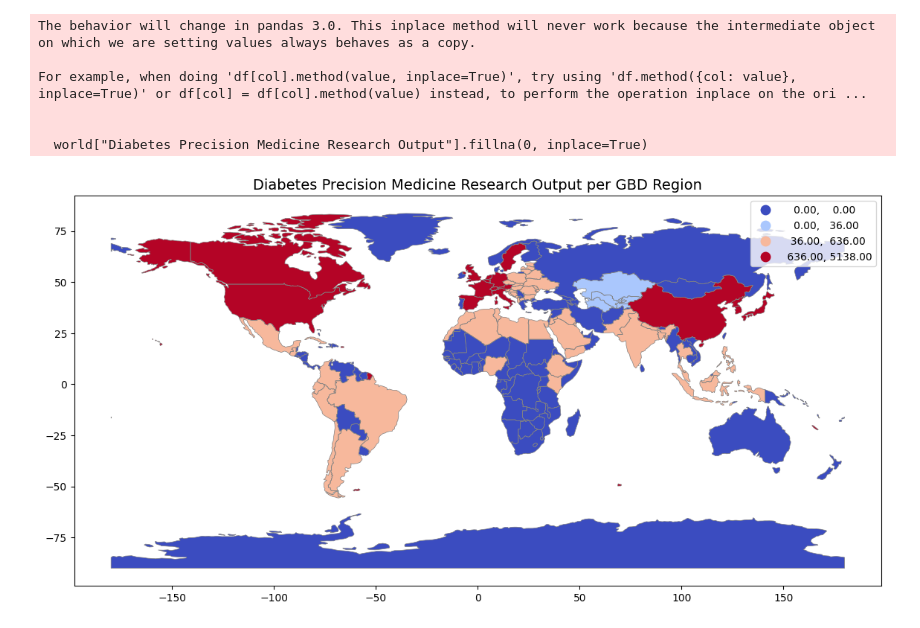
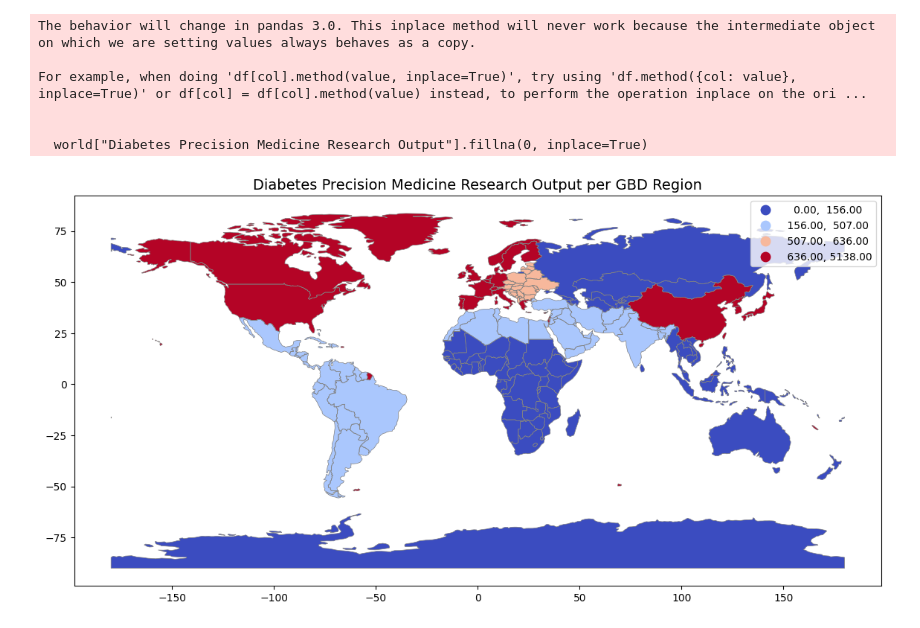
Before and after one commit to chroniq-lab/equity_precision_llm, a Jupyter notebook: preprocessing/creating world map of research output.ipynb, the cells around one changed output. Drawn from its saved outputs; the diff is of its cells as text; code cells hidden in the pictures.

```diff
--- a/preprocessing/creating world map of research output.ipynb
+++ b/preprocessing/creating world map of research output.ipynb
@@ -30,45 +65,58 @@ df = pd.DataFrame(data)
 
 # Mapping GBD regions to countries
 gbd_to_countries = {
-    "Central Asia": ["Kazakhstan", "Kyrgyzstan", "Tajikistan", "Turkmenistan", "Uzbekistan"],
-    "Central and Eastern Europe": ["Albania", "Belarus", "Bosnia and Herzegovina", "Bulgaria", "Croatia", "Czechia", "Estonia", "Latvia", "Lithuania", "Hungary", "Moldova", "Montenegro", "North Macedonia", "Poland", "Romania", "Russian Federation", "Serbia", "Slovakia", "Slovenia", "Ukraine"],
-    "East Asia": ["China", "Japan", "North Korea", "South Korea", "Taiwan*"],
-    "Latin America & Caribbean": ["Brazil", "Mexico", "Argentina", "Colombia", "Peru", "Venezuela, Bolivarian Republic of", "Chile", "Ecuador", "Guatemala", "Cuba"],
-    "Middle East & North Africa": ["Algeria", "Egypt", "Iran, Islamic Republic of", "Iraq", "Jordan", "Kuwait", "Lebanon", "Libya", "Morocco", "Saudi Arabia", "Syrian Arab Republic", "Tunisia", "Türkiye", "United Arab Emirates*", "Yemen"],
-    "South East Asia & Pacific Islands": ["Indonesia", "Malaysia", "Philippines", "Thailand", "Viet Nam", "Myanmar*"],
-    "South Asia": ["Bangladesh", "Bhutan*", "India", "Nepal", "Pakistan"],
-    "Sub Saharan Africa": ["Nigeria", "Ethiopia", "South Africa*", "Kenya", "Ghana*", "Tanzania, United Republic of", "Uganda*"],
+    "Central Asia": ["Armenia", "Azerbaijan", "Georgia", "Kazakhstan", "Uzbekistan", "Turkmenistan", "Kyrgyzstan", "Tajikistan", "Mongolia"],
+    "Central and Eastern Europe": ["Belarus", "Ukraine", "Poland", "Austria", "Hungary",
+        "Moldova", "Romania", "Lithuania", "Latvia", "Estonia", "Bulgaria", "Albania", "Croatia", "Slovakia", "Czechia", "Bosnia and Herzegovina",
+        "North Macedonia", "Republic of Serbia", "Montenegro", "Kosovo", "Slovenia", "Russian Federation"],
+    "East Asia": ["China", "Taiwan", "Japan", "Singapore", "North Korea", "South Korea", "Brunei"],
+    "Latin America & Caribbean": ["Argentina", "Chile", "Mexico", "Uruguay", "Brazil", "Bolivia", "Peru", "Colombia", "Panama", "Costa Rica", "Nicaragua", "Honduras", "El Salvador", "Guatemala", "Belize", "Venezuela", "Guyana", "Suriname", "Ecuador", "Jamaica", "Cuba", "Haiti", "Dominican Republic", "Trinidad and Tobago", "Paraguay", "The Bahamas", "Antigua and Barbuda", "Saint Kitts and Nevis", "Barbados", "Dominica", "Grenada", "Saint Lucia", "Saint Vincent and the Grenadines"],
+    "Middle East & North Africa": ["Afghanistan", "Algeria", "Bahrain", "Egypt", "Libya", "Morocco", "Tunisia", "Lebanon", "Jordan", "United Arab Emirates", "Qatar", "Kuwait", "Iraq", "Oman", "Yemen", "Saudi Arabia", "Syria", "Iran", "Palestine", "Turkey", "Western Sahara"],
+    "South East Asia & Pacific Islands": [
+        "Fiji", "Kiribat", "Marshall Islands", "Micronesia",  "Nauru", "Niue", "Palau", "Vanuatu", "Cambodia", "Thailand", "Lao People's Democratic Republic", "Myanmar", "Vietnam", "Philippines", "Malaysia", "Solomon Islands", "Papua New Guinea", "Indonesia", "East Timor", "Maldives", "Sri Lanka", "Mauritius", "Seychelles", "Samoa", "Tonga", "Tuvalu"],
+    "South Asia": ["India", "Bangladesh", "Bhutan", "Nepal", "Pakistan"],
+    "Sub Saharan Africa": ["Democratic Republic of the Congo", "Somalia", "Kenya", "Sudan", "Chad",
+        "Senegal", "Mali", "Benin", "Niger", "Nigeria", "Cameroon",
+        "Togo", "Ghana", "Ivory Coast", "Guinea", "Guinea-Bissau", "Liberia",
+        "Sierra Leone", "Burkina Faso", "Central African Republic",
+        "Republic of the Congo", "Gabon", "Equatorial Guinea", "Zambia",
+        "Malawi", "Mozambique", "Eswatini", "Angola", "Burundi", "Madagascar",
+        "Gambia", "Eritrea", "Ethiopia", "Djibouti", "Uganda",
+        "Rwanda", "South Sudan", "Zimbabwe", "Botswana", "Namibia", "Lesotho",
+        "South Africa", "United Republic of Tanzania", "Comoros", "Cabo Verde", "Mauritania", "Sao Tome and Principe"],
     "North America": ["Canada", "United States of America"],
-    "Western Europe": ["France", "Germany", "Italy", "Spain", "United Kingdom", "Netherlands", "Belgium", "Sweden", "Switzerland", "Austria"]
-}
+        "Western Europe": ["Andorra", "United Kingdom", "Norway", "Denmark", "France", "Sweden", "Germany",
+            "Switzerland", "Luxembourg", "Belgium", "Netherlands", "Portugal",
+            "Spain", "Ireland", "Finland", "Iceland", "Italy", "Cyprus", "Israel", "Greece", "Malta", "Monaco", "San Marino"]
+    }
 
 # Countries data
 country_output = []
 for region, output in zip(df["GBD Region"], df["Diabetes Precision Medicine Research Output"]):
     for country in gbd_to_countries.get(region, []):
         country_output.append({"country": country, "Diabetes Precision Medicine Research Output": output})
 
 df_countries = pd.DataFrame(country_output)
 
 # Merge with world map data
 world = world.merge(df_countries, left_on="SOVEREIGNT", right_on="country", how="left")
 
 # Fill missing values with 0
 world["Diabetes Precision Medicine Research Output"].fillna(0, inplace=True)
 
 # Plot the world map with research output
 fig, ax = plt.subplots(figsize=(14, 7))
 world.boundary.plot(ax=ax, linewidth=0.5, color="gray")
 world.plot(column="Diabetes Precision Medicine Research Output",
            ax=ax, cmap="coolwarm", legend=True, scheme="quantiles",
            missing_kwds={"color": "lightgrey"})
 plt.title("Diabetes Precision Medicine Research Output per GBD Region", fontsize=14)
 plt.show()
 # %% [output]
 The behavior will change in pandas 3.0. This inplace method will never work because the intermediate object on which we are setting values always behaves as a copy.
 
 For example, when doing 'df[col].method(value, inplace=True)', try using 'df.method({col: value}, inplace=True)' or df[col] = df[col].method(value) instead, to perform the operation inplace on the ori ...
 
 
   world["Diabetes Precision Medicine Research Output"].fillna(0, inplace=True)
-[figure, old version]
+[figure, new version]
```
Also changed, not shown: parts of 2 cells of this notebook.
